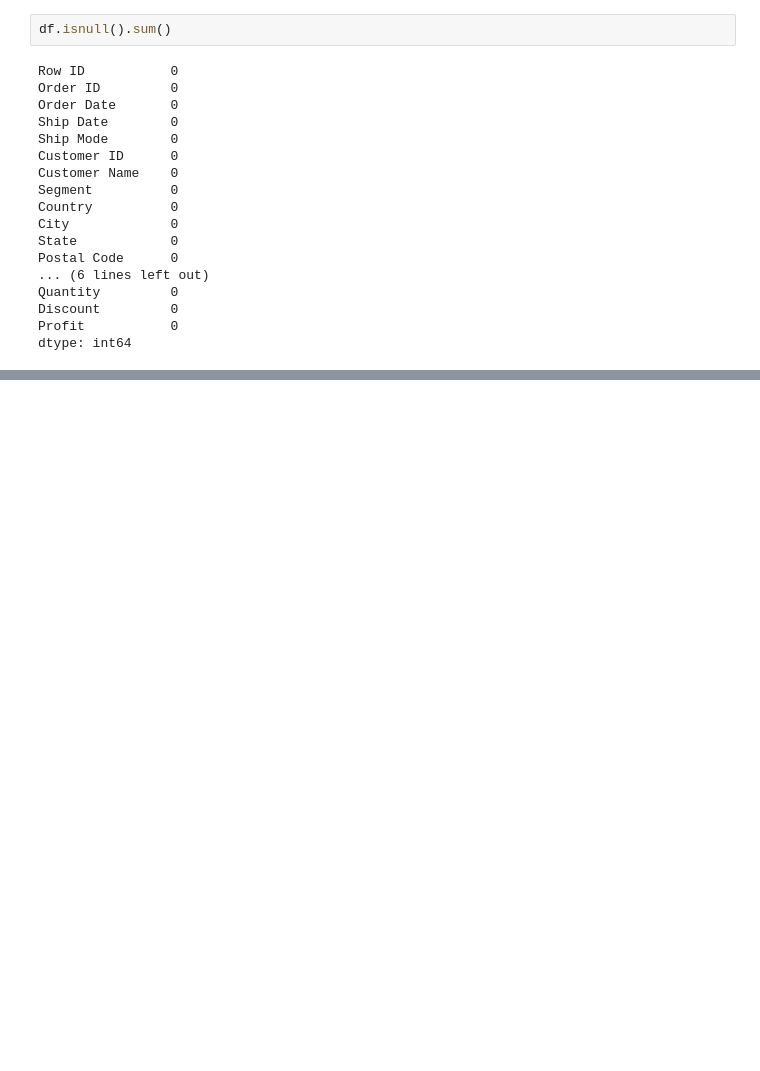
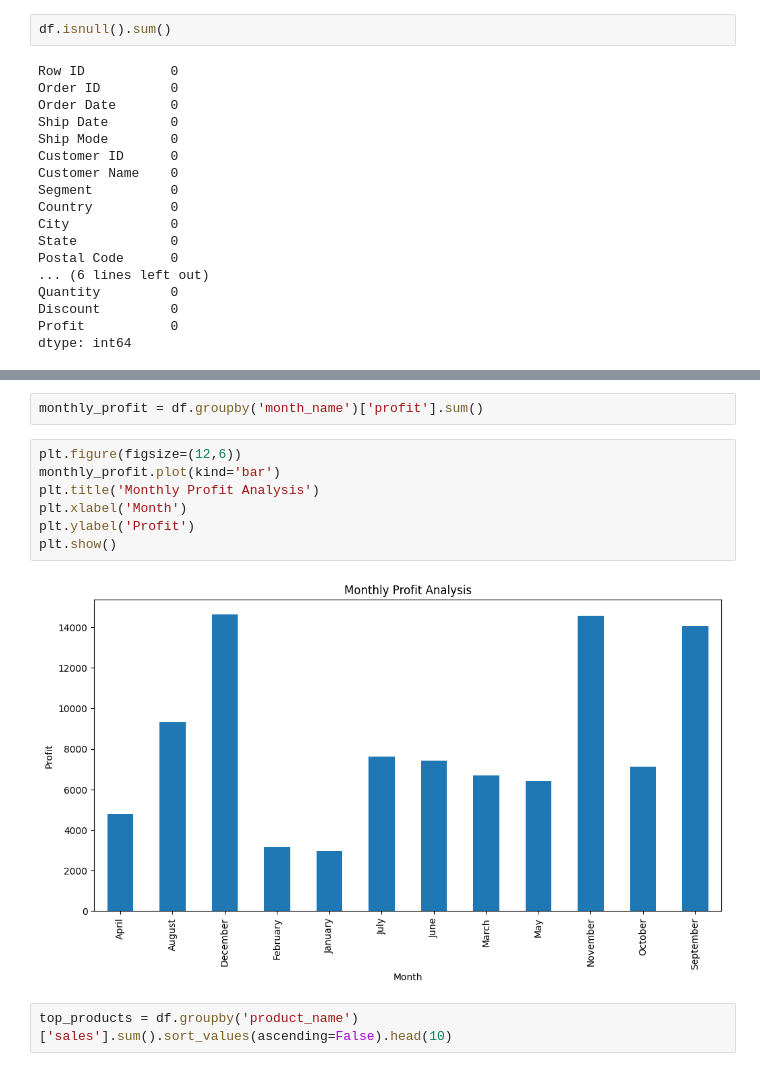
Before and after one commit to UmarRafique25/SalesAnalyticsDashboard, a Jupyter notebook: notebooks/eda.ipynb, the cells around one changed output, grey strips where cells are left out. Saved outputs shown, nothing was run; the diff lists cells and outputs as text; blank space fills up the shorter version.

```diff
--- a/notebooks/eda.ipynb
+++ b/notebooks/eda.ipynb
@@ -70,0 +176,13 @@ dtype: int64
+# %%
+monthly_profit = df.groupby('month_name')['profit'].sum()
+# %%
+plt.figure(figsize=(12,6))
+monthly_profit.plot(kind='bar')
+plt.title('Monthly Profit Analysis')
+plt.xlabel('Month')
+plt.ylabel('Profit')
+plt.show()
+# %% [output]
+[figure, added]
+# %%
+top_products = df.groupby('product_name')['sales'].sum().sort_values(ascending=False).head(10)
```
Also changed, not shown: parts of 32 cells of this notebook, 10 other files.
